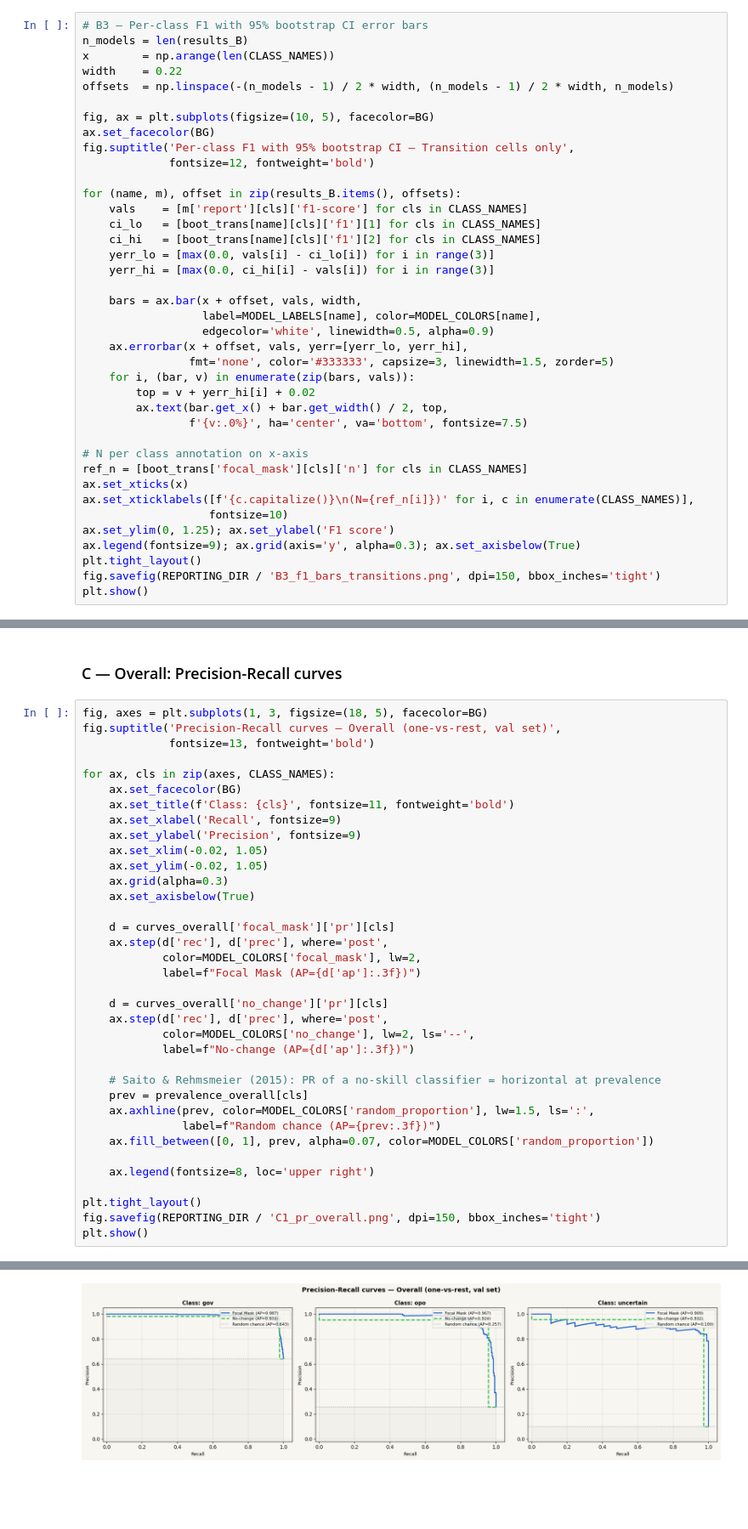
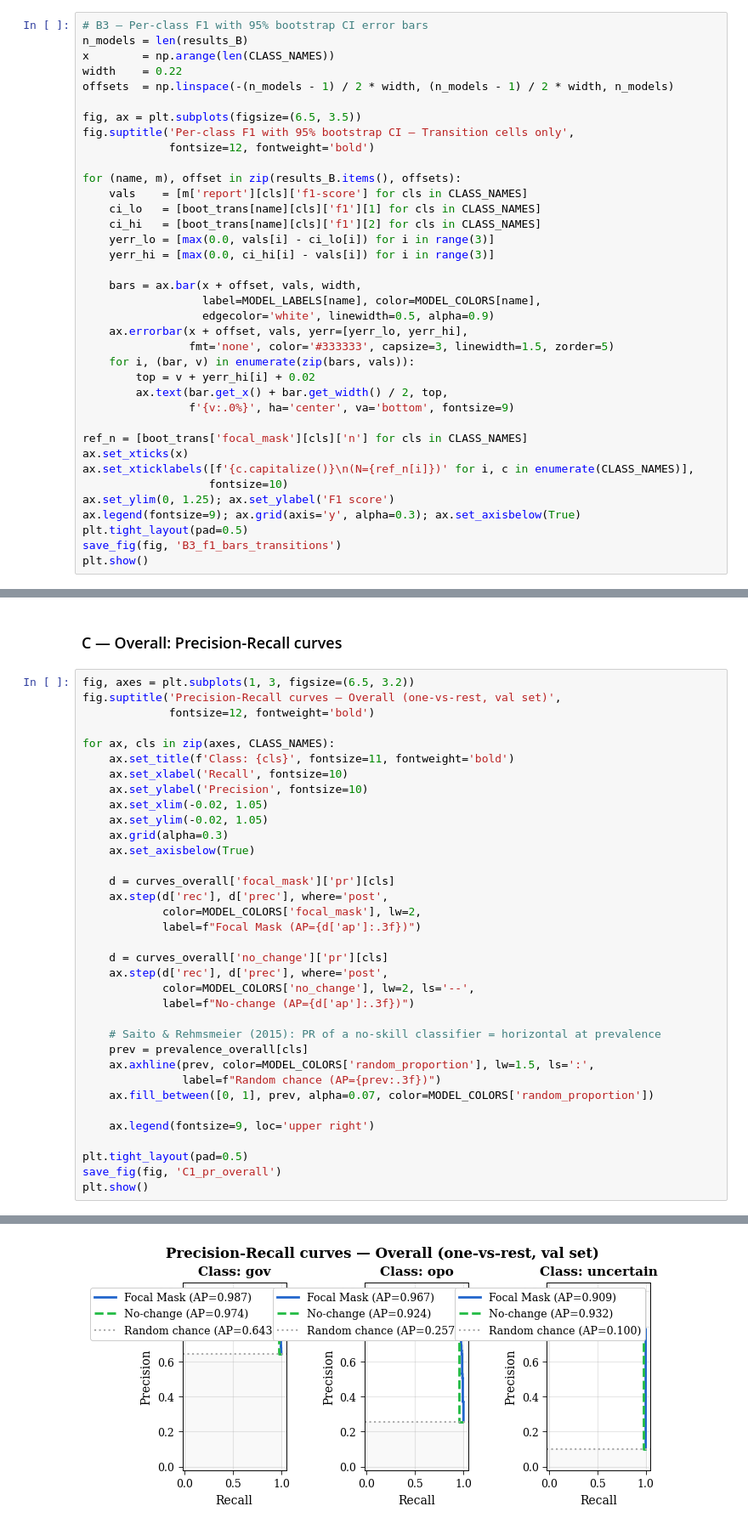
Before and after one commit to DSDMmasterProject/territorial_control_dsdm_master_project, a Jupyter notebook: src/visualizations/reporting.ipynb, the cells around one changed output, grey strips where cells are left out. Shown at 85% size. Drawn from its saved outputs; the diff is of its cells as text; blank space fills up the shorter version.

```diff
--- a/src/visualizations/reporting.ipynb
+++ b/src/visualizations/reporting.ipynb
@@ -676,8 +772,7 @@ x        = np.arange(len(CLASS_NAMES))
 width    = 0.22
 offsets  = np.linspace(-(n_models - 1) / 2 * width, (n_models - 1) / 2 * width, n_models)
 
-fig, ax = plt.subplots(figsize=(10, 5), facecolor=BG)
-ax.set_facecolor(BG)
+fig, ax = plt.subplots(figsize=(6.5, 3.5))
 fig.suptitle('Per-class F1 with 95% bootstrap CI — Transition cells only',
              fontsize=12, fontweight='bold')
 
@@ -696,16 +791,15 @@ for (name, m), offset in zip(results_B.items(), offsets):
     for i, (bar, v) in enumerate(zip(bars, vals)):
         top = v + yerr_hi[i] + 0.02
         ax.text(bar.get_x() + bar.get_width() / 2, top,
-                f'{v:.0%}', ha='center', va='bottom', fontsize=7.5)
+                f'{v:.0%}', ha='center', va='bottom', fontsize=9)
 
-# N per class annotation on x-axis
 ref_n = [boot_trans['focal_mask'][cls]['n'] for cls in CLASS_NAMES]
 ax.set_xticks(x)
 ax.set_xticklabels([f'{c.capitalize()}\n(N={ref_n[i]})' for i, c in enumerate(CLASS_NAMES)],
                    fontsize=10)
 ax.set_ylim(0, 1.25); ax.set_ylabel('F1 score')
 ax.legend(fontsize=9); ax.grid(axis='y', alpha=0.3); ax.set_axisbelow(True)
-plt.tight_layout()
-fig.savefig(REPORTING_DIR / 'B3_f1_bars_transitions.png', dpi=150, bbox_inches='tight')
+plt.tight_layout(pad=0.5)
+save_fig(fig, 'B3_f1_bars_transitions')
 plt.show()
 # %% [output]
@@ -920,15 +1016,14 @@ Macro AUC / AP — Transitions:
 # %% [markdown]
 ### C — Overall: Precision-Recall curves
 # %%
-fig, axes = plt.subplots(1, 3, figsize=(18, 5), facecolor=BG)
+fig, axes = plt.subplots(1, 3, figsize=(6.5, 3.2))
 fig.suptitle('Precision-Recall curves — Overall (one-vs-rest, val set)',
-             fontsize=13, fontweight='bold')
+             fontsize=12, fontweight='bold')
 
 for ax, cls in zip(axes, CLASS_NAMES):
-    ax.set_facecolor(BG)
     ax.set_title(f'Class: {cls}', fontsize=11, fontweight='bold')
-    ax.set_xlabel('Recall', fontsize=9)
-    ax.set_ylabel('Precision', fontsize=9)
+    ax.set_xlabel('Recall', fontsize=10)
+    ax.set_ylabel('Precision', fontsize=10)
     ax.set_xlim(-0.02, 1.05)
     ax.set_ylim(-0.02, 1.05)
     ax.grid(alpha=0.3)
@@ -950,9 +1045,9 @@ for ax, cls in zip(axes, CLASS_NAMES):
                label=f"Random chance (AP={prev:.3f})")
     ax.fill_between([0, 1], prev, alpha=0.07, color=MODEL_COLORS['random_proportion'])
 
-    ax.legend(fontsize=8, loc='upper right')
+    ax.legend(fontsize=9, loc='upper right')
 
-plt.tight_layout()
-fig.savefig(REPORTING_DIR / 'C1_pr_overall.png', dpi=150, bbox_inches='tight')
+plt.tight_layout(pad=0.5)
+save_fig(fig, 'C1_pr_overall')
 plt.show()
 # %% [output]
@@ -959,4 +1055,4 @@ plt.show()
-[figure, old version]
+[figure, new version]
 # %% [markdown]
 The no-change model's high overall AP (0.978 / 0.938 / 0.939) reflects temporal
 persistence, not discriminative skill: it operates at a single hard threshold,
```
Also changed, not shown: parts of 18 cells of this notebook, 33 other files.
